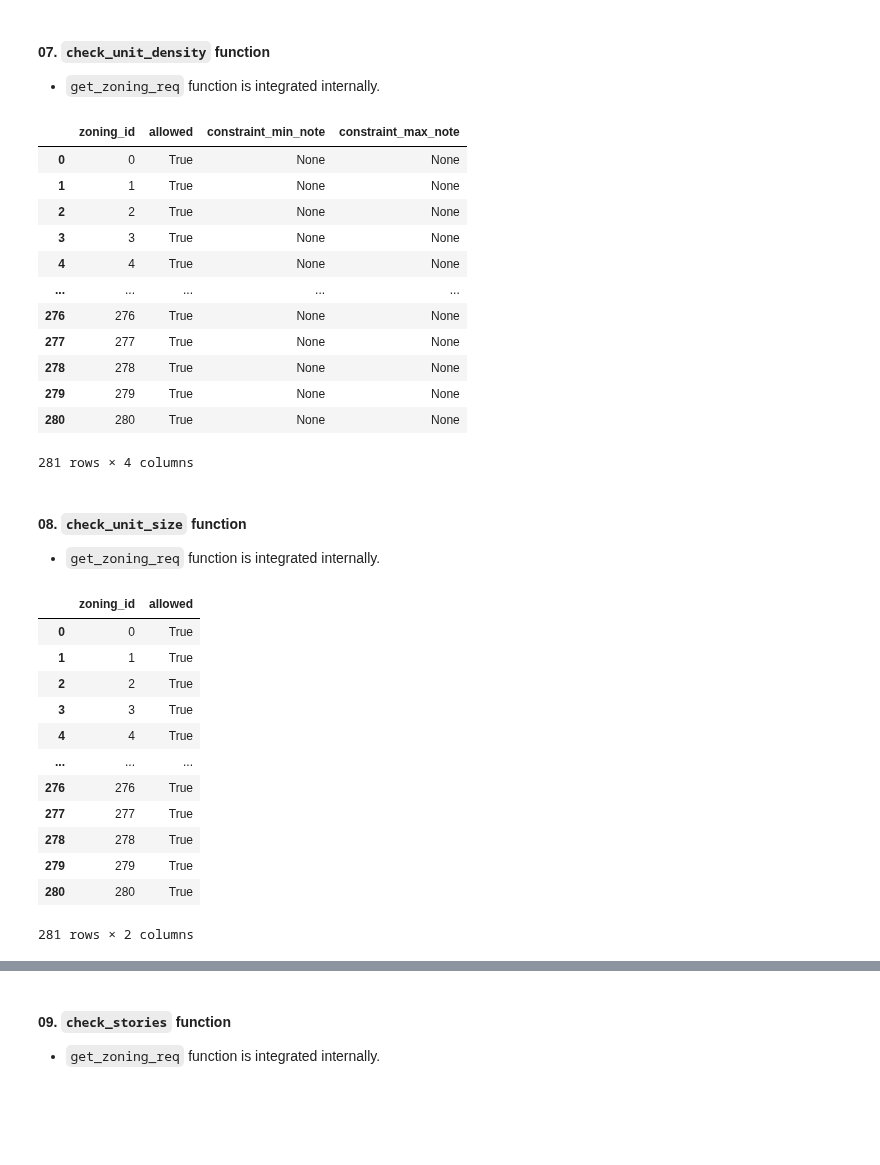
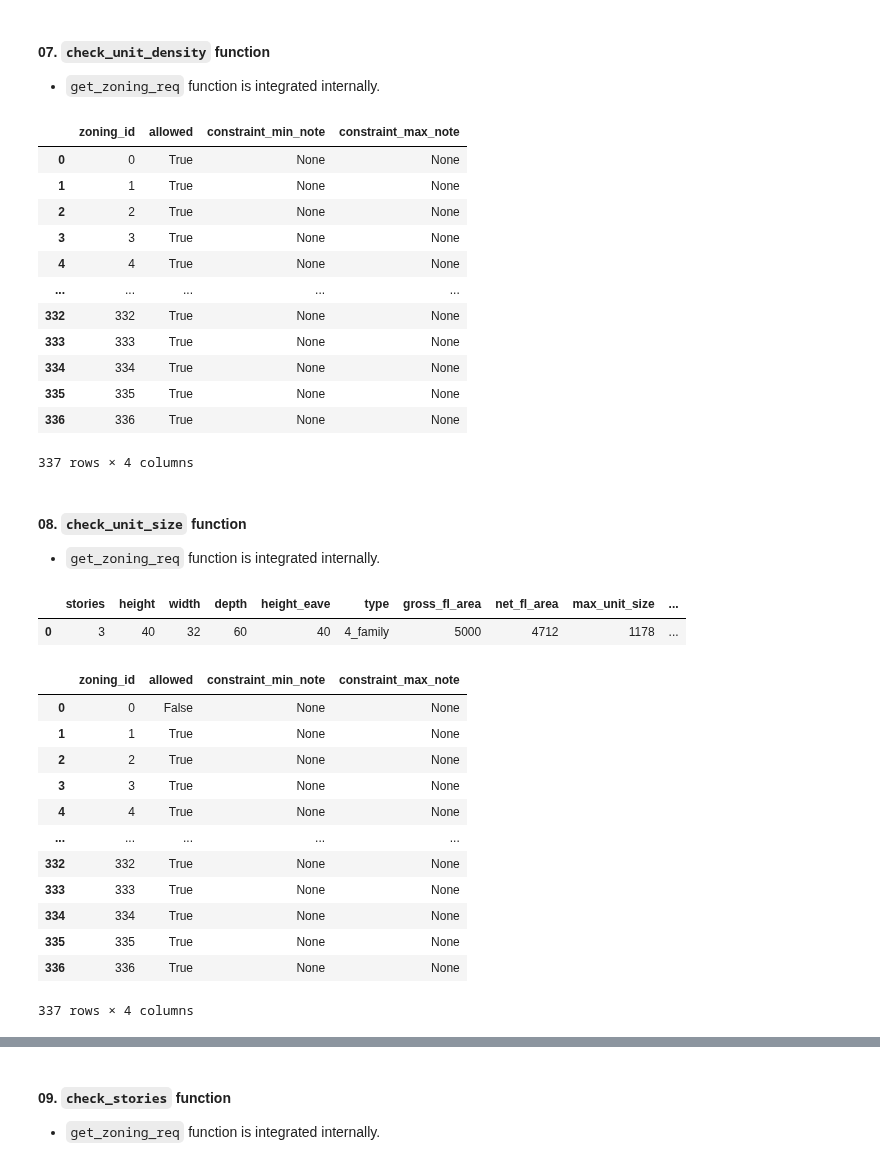
Before and after one commit to HOUPU1993/tidyzoning, a Jupyter notebook: test.ipynb, the cells around one changed output, grey strips where cells are left out. Saved outputs shown, nothing was run; the diff lists cells and outputs as text; code cells hidden in the pictures; blank space fills up the shorter version.

```diff
--- a/test.ipynb
+++ b/test.ipynb
@@ -56,7 +56,7 @@ from tidyzoning.check_footprint import check_footprint
 '''read the tidyzoning file'''
 
 # Set the directory path
-folder_path = r"C:\Users\Admin\Desktop\New folder (6)/ozfs"
+folder_path = r"C:\Users\Admin\Desktop\New folder (6)/dallas_ozfs"
 # Get all GeoJSON files
 geojson_files = [f for f in os.listdir(folder_path) if f.endswith('.geojson')]
 # Read and merge all GeoJSON files
@@ -546,29 +565,34 @@ check_unit_density_result
 | 3 | 3 | True | None | None |
 | 4 | 4 | True | None | None |
 | ... | ... | ... | ... | ... |
-| 276 | 276 | True | None | None |
-| 277 | 277 | True | None | None |
-| 278 | 278 | True | None | None |
-| 279 | 279 | True | None | None |
-| 280 | 280 | True | None | None |
+| 332 | 332 | True | None | None |
+| 333 | 333 | True | None | None |
+| 334 | 334 | True | None | None |
+| 335 | 335 | True | None | None |
+| 336 | 336 | True | None | None |
-281 rows × 4 columns
+337 rows × 4 columns
 # %% [markdown]
 #### 08. `check_unit_size` function
 - `get_zoning_req` function is integrated internally.
+# %%
+tidybuilding_4_fam
+# %% [output]
+|  | stories | height | width | depth | height_eave | type | gross_fl_area | net_fl_area | max_unit_size | ... |
+| 0 | 3 | 40 | 32 | 60 | 40 | 4_family | 5000 | 4712 | 1178 | ... |
 # %%
-check_unit_size_result = check_unit_size(tidybuilding_2_fam, tidyzoning)
+check_unit_size_result = check_unit_size(tidybuilding_4_fam, tidyzoning)
 check_unit_size_result
 # %% [output]
-|  | zoning_id | allowed |
-| 0 | 0 | True |
-| 1 | 1 | True |
-| 2 | 2 | True |
-| 3 | 3 | True |
-| 4 | 4 | True |
-| ... | ... | ... |
-| 276 | 276 | True |
-| 277 | 277 | True |
-| 278 | 278 | True |
-| 279 | 279 | True |
-| 280 | 280 | True |
+|  | zoning_id | allowed | constraint_min_note | constraint_max_note |
+| 0 | 0 | False | None | None |
+| 1 | 1 | True | None | None |
+| 2 | 2 | True | None | None |
+| 3 | 3 | True | None | None |
+| 4 | 4 | True | None | None |
+| ... | ... | ... | ... | ... |
+| 332 | 332 | True | None | None |
+| 333 | 333 | True | None | None |
+| 334 | 334 | True | None | None |
+| 335 | 335 | True | None | None |
+| 336 | 336 | True | None | None |
-281 rows × 2 columns
+337 rows × 4 columns
```
Also changed, not shown: parts of 23 cells of this notebook, 2 other files.
